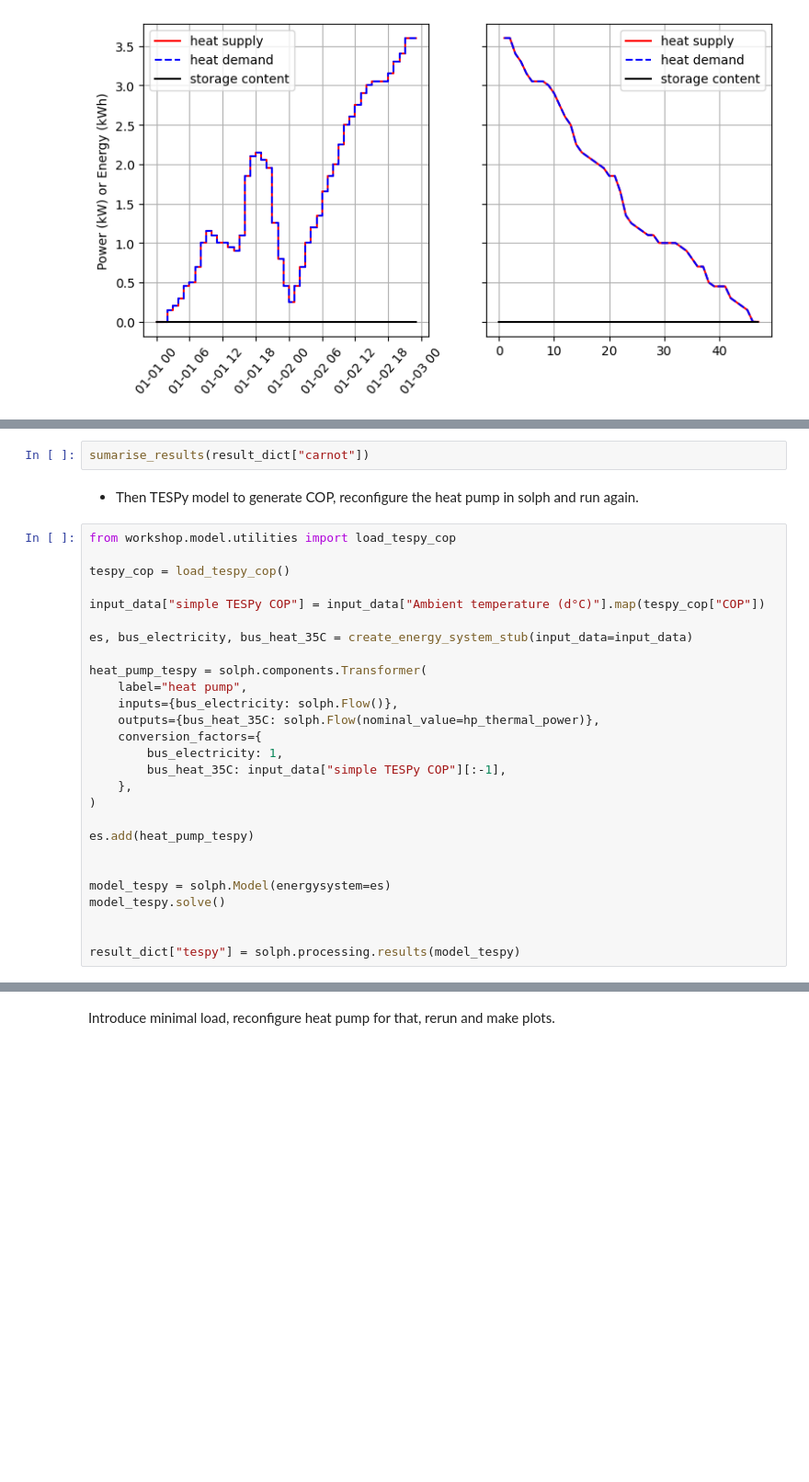
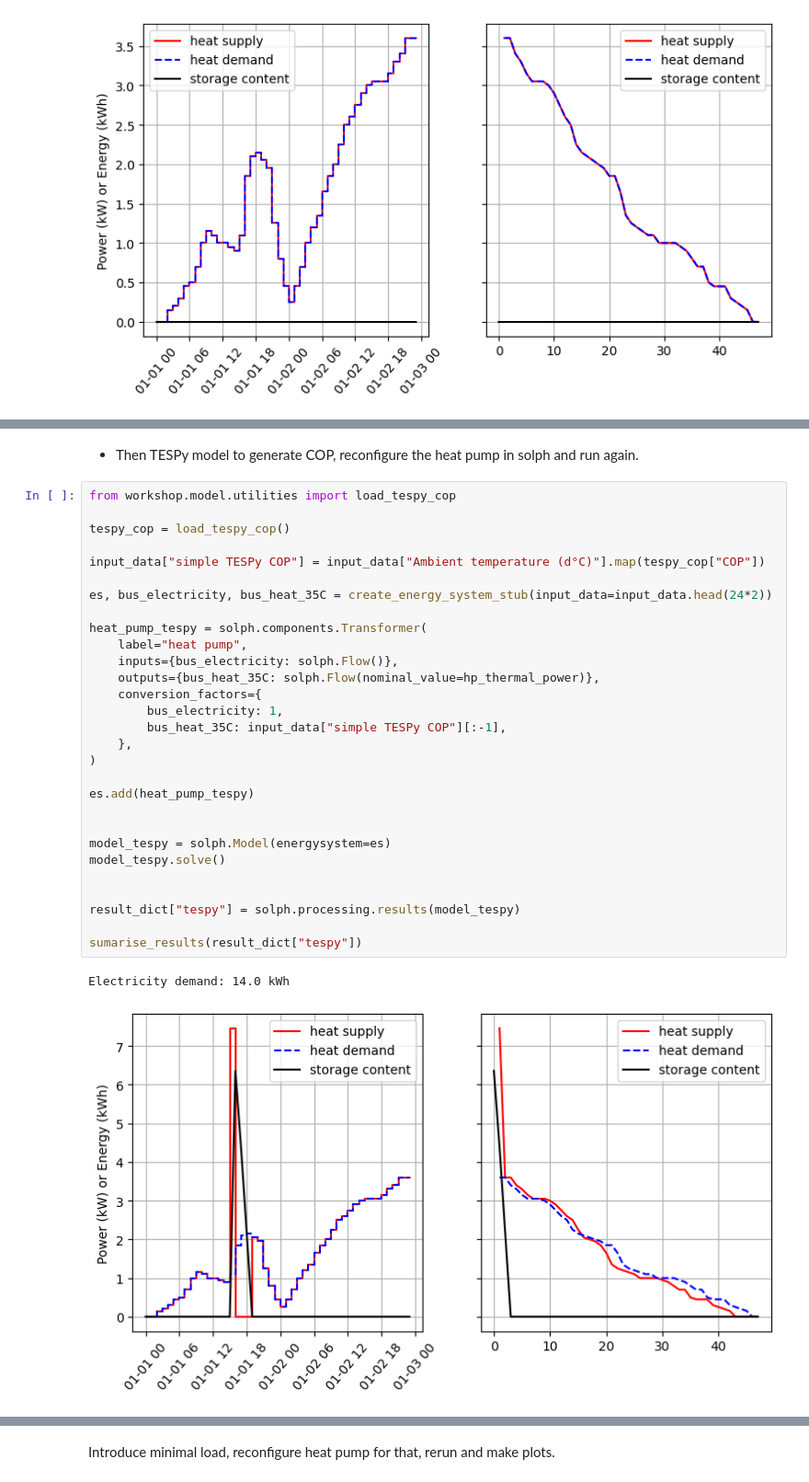
Before and after one commit to oemof/heat-pump-tutorial, a Jupyter notebook: heat-pump-solph.ipynb, the cells around one changed output, grey strips where cells are left out. Shown at 92% size. Saved outputs shown, nothing was run; the diff lists cells and outputs as text; blank space fills up the shorter version.

```diff
--- a/heat-pump-solph.ipynb
+++ b/heat-pump-solph.ipynb
@@ -163,31 +186,34 @@ result_dict["carnot"] = solph.processing.results(model_carnot)
-# %%
-sumarise_results(result_dict["carnot"])
 # %% [markdown]
 - Then TESPy model to generate COP, reconfigure the heat pump in solph and run again.
 # %%
 from workshop.model.utilities import load_tespy_cop
 
 tespy_cop = load_tespy_cop()
 
 input_data["simple TESPy COP"] = input_data["Ambient temperature (d°C)"].map(tespy_cop["COP"])
 
-es, bus_electricity, bus_heat_35C = create_energy_system_stub(input_data=input_data)
+es, bus_electricity, bus_heat_35C = create_energy_system_stub(input_data=input_data.head(24*2))
 
 heat_pump_tespy = solph.components.Transformer(
     label="heat pump",
     inputs={bus_electricity: solph.Flow()},
     outputs={bus_heat_35C: solph.Flow(nominal_value=hp_thermal_power)},
     conversion_factors={
         bus_electricity: 1,
         bus_heat_35C: input_data["simple TESPy COP"][:-1],
     },
 )
 
 es.add(heat_pump_tespy)
 
 
 model_tespy = solph.Model(energysystem=es)
 model_tespy.solve()
 
 
 result_dict["tespy"] = solph.processing.results(model_tespy)
+
+sumarise_results(result_dict["tespy"])
+# %% [output]
+Electricity demand: 14.0 kWh
+[figure, added]
```
Also changed, not shown: parts of 9 cells of this notebook.
